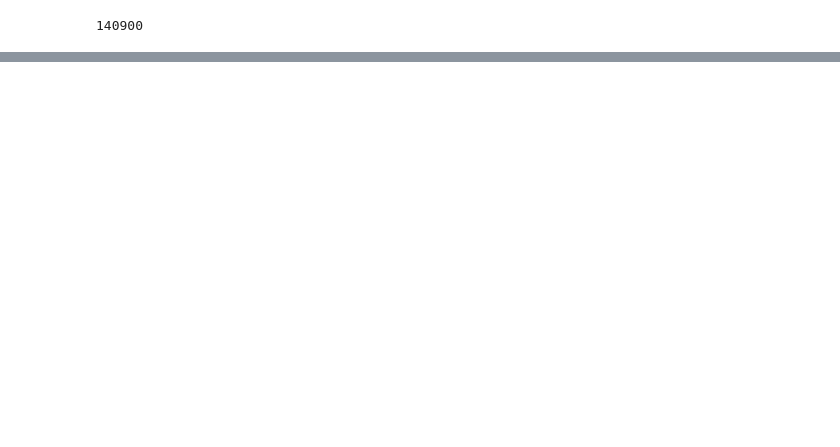
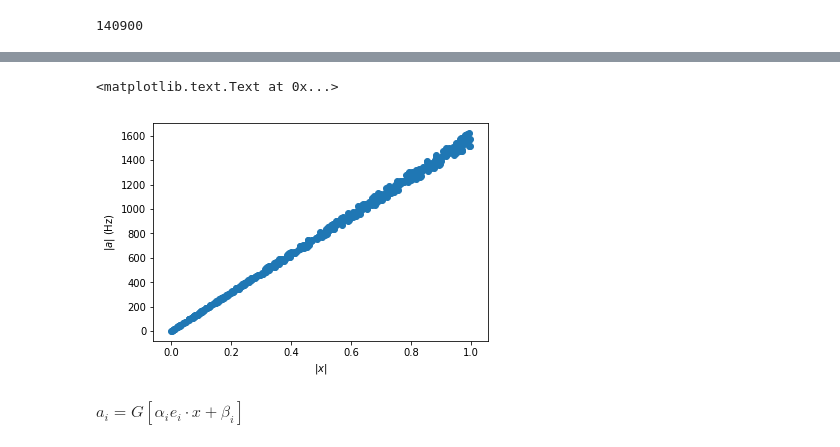
Before and after one commit to tcstewar/nengo_normalization, a Jupyter notebook: Feedforward Normalizing.ipynb, the cells around one changed output, grey strips where cells are left out. Drawn from its saved outputs; the diff is of its cells as text; code cells hidden in the pictures; blank space fills up the shorter version.

```diff
--- a/Feedforward Normalizing.ipynb
+++ b/Feedforward Normalizing.ipynb
@@ -88,3 +88,23 @@ plt.ylabel('distortion (degrees)')
 print(model.n_neurons)
 # %% [output]
 140900
+# %%
+N = 1000
+D = 2
+S = 500
+
+import nengo
+model = nengo.Network()
+with model:
+    ens = nengo.Ensemble(n_neurons=N, dimensions=D,
+                         max_rates=nengo.dists.Uniform(100,100),
+                         intercepts=nengo.dists.Uniform(0,0),
+                         #intercepts=nengo.dists.CosineSimilarity(D+2)
+                         neuron_type=nengo.RectifiedLinear(),
+
+                        )
+sim = nengo.Simulator(model)
+
+x = nengo.dists.UniformHypersphere(surface=True).sample(S, D)
+x = x*np.random.uniform(0, 1, S)[:,None]
+_, a = nengo.utils.ensemble.tuning_curves(ens, sim, inputs=x)
@@ -90,0 +114,14 @@ print(model.n_neurons)
+# %%
+
+
+norm_x = np.linalg.norm(x, axis=1)
+norm_a = np.linalg.norm(a, axis=1)
+# %%
+plt.scatter(norm_x, norm_a)
+plt.xlabel("$|x|$")
+plt.ylabel("$|a|$ (Hz)")
+# %% [output]
+<matplotlib.text.Text at 0x...>
+[figure, added]
+# %% [markdown]
+$a_i = G[\alpha_i e_i \cdot x + \beta_i]$
```
Also changed, not shown: parts of 4 cells of this notebook.
